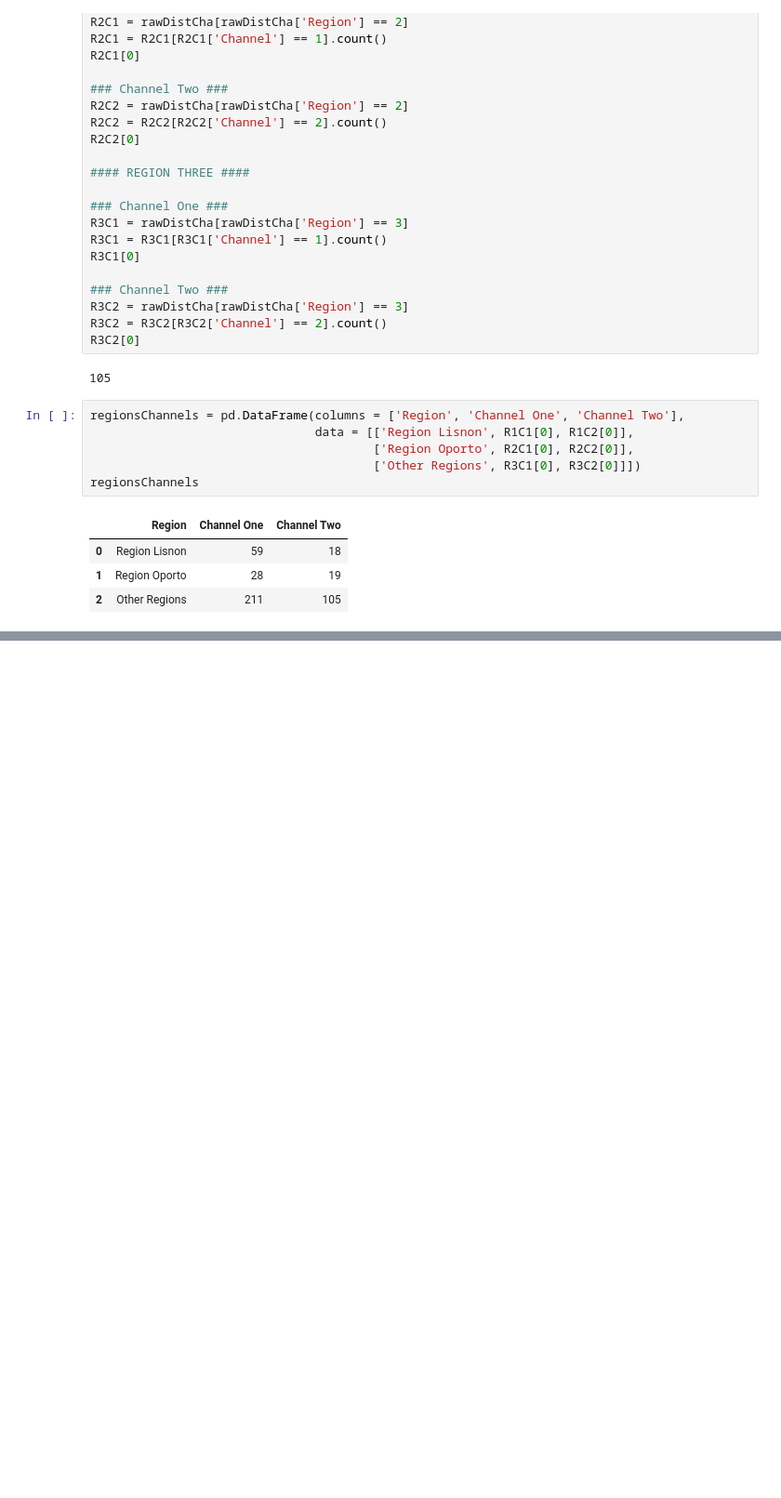
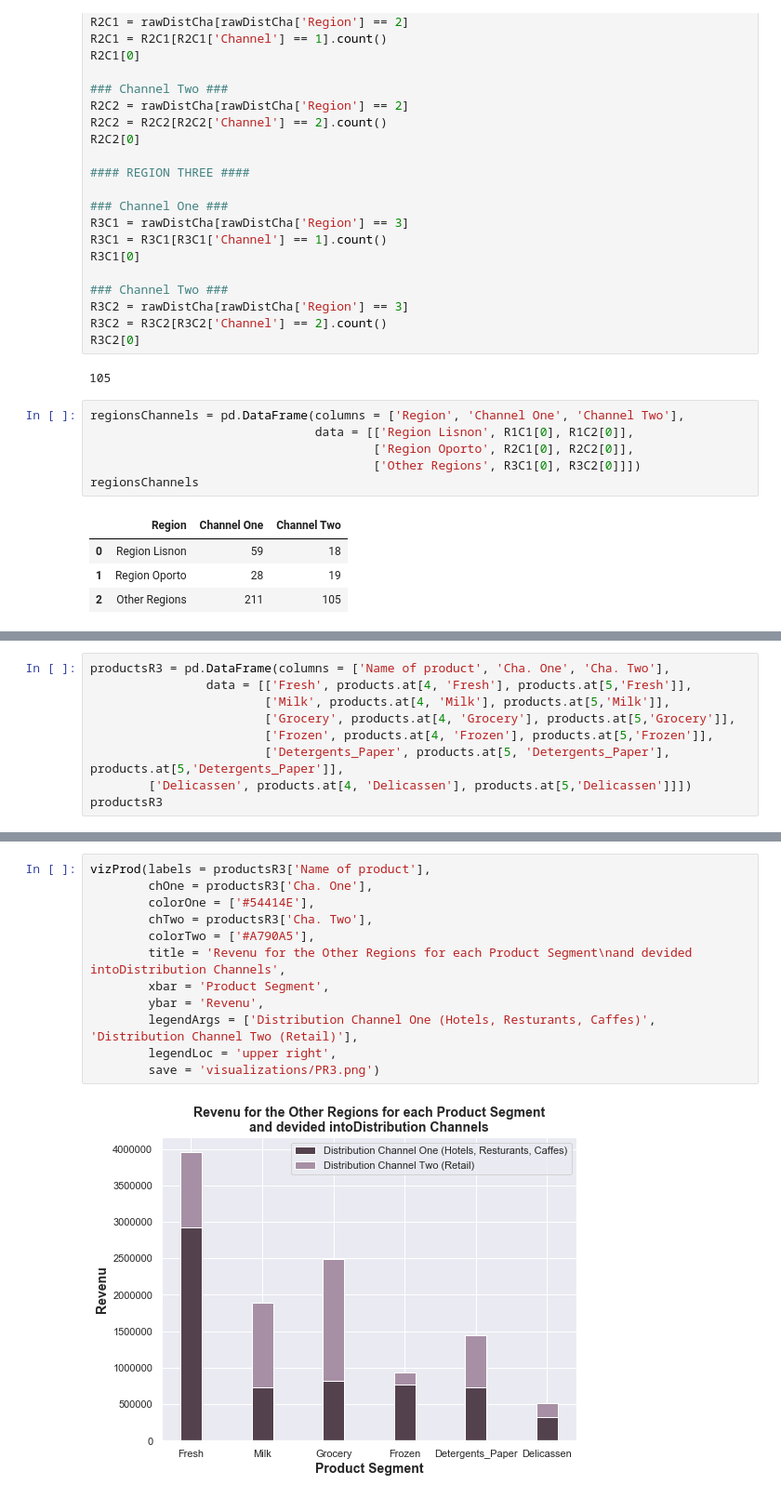
Before and after one commit to WorldWideWest/wholeSale-Analysis, a Jupyter notebook: wholeSale.ipynb, the cells around one changed output, grey strips where cells are left out. Shown at 93% size. Cells and saved outputs as stored; diff of their text form; blank space fills up the shorter version.

```diff
--- a/wholeSale.ipynb
+++ b/wholeSale.ipynb
@@ -204,0 +370,9 @@ plt.show()
+# %%
+productsR3 = pd.DataFrame(columns = ['Name of product', 'Cha. One', 'Cha. Two'],
+                data = [['Fresh', products.at[4, 'Fresh'], products.at[5,'Fresh']],
+                        ['Milk', products.at[4, 'Milk'], products.at[5,'Milk']],
+                        ['Grocery', products.at[4, 'Grocery'], products.at[5,'Grocery']],
+                        ['Frozen', products.at[4, 'Frozen'], products.at[5,'Frozen']],
+                        ['Detergents_Paper', products.at[5, 'Detergents_Paper'], products.at[5,'Detergents_Paper']],
+        ['Delicassen', products.at[4, 'Delicassen'], products.at[5,'Delicassen']]])
+productsR3
@@ -204,0 +387,14 @@ plt.show()
+# %%
+vizProd(labels = productsR3['Name of product'],
+        chOne = productsR3['Cha. One'],
+        colorOne = ['#54414E'],
+        chTwo = productsR3['Cha. Two'],
+        colorTwo = ['#A790A5'],
+        title = 'Revenu for the Other Regions for each Product Segment\nand devided intoDistribution Channels',
+        xbar = 'Product Segment',
+        ybar = 'Revenu',
+        legendArgs = ['Distribution Channel One (Hotels, Resturants, Caffes)', 'Distribution Channel Two (Retail)'],
+        legendLoc = 'upper right',
+        save = 'visualizations/PR3.png')
+# %% [output]
+[figure, added]
```
Also changed, not shown: parts of 10 cells of this notebook, 4 other files.
